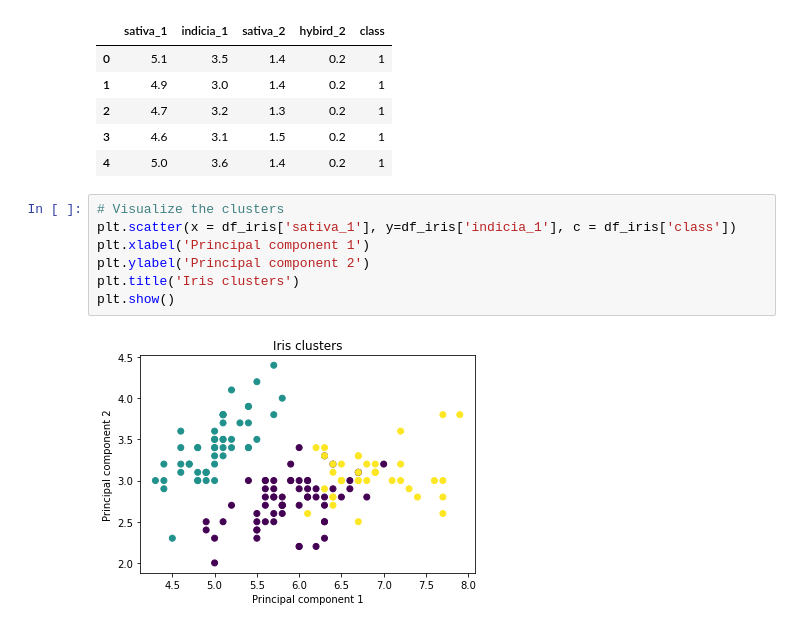
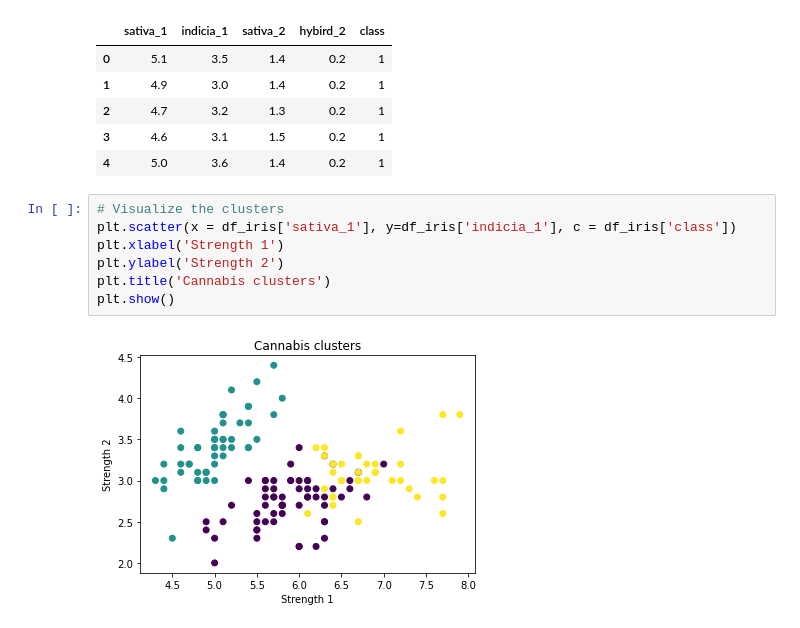
Before and after one commit to paulerlic/medical-marijuana-group, a Jupyter notebook: Medical_Marijana data/Medical_Clustering.ipynb, the cells around one changed output. Drawn from its saved outputs; the diff is of its cells as text.

```diff
--- a/Medical_Marijana data/Medical_Clustering.ipynb
+++ b/Medical_Marijana data/Medical_Clustering.ipynb
@@ -68,9 +68,9 @@ df_iris.head()
 # %%
 # Visualize the clusters
 plt.scatter(x = df_iris['sativa_1'], y=df_iris['indicia_1'], c = df_iris['class'])
-plt.xlabel('Principal component 1')
-plt.ylabel('Principal component 2')
-plt.title('Iris clusters')
+plt.xlabel('Strength 1')
+plt.ylabel('Strength 2')
+plt.title('Cannabis clusters')
 plt.show()
 # %% [output]
-[figure, old version]
+[figure, new version]
```
Also changed, not shown: parts of 1 cell of this notebook.
